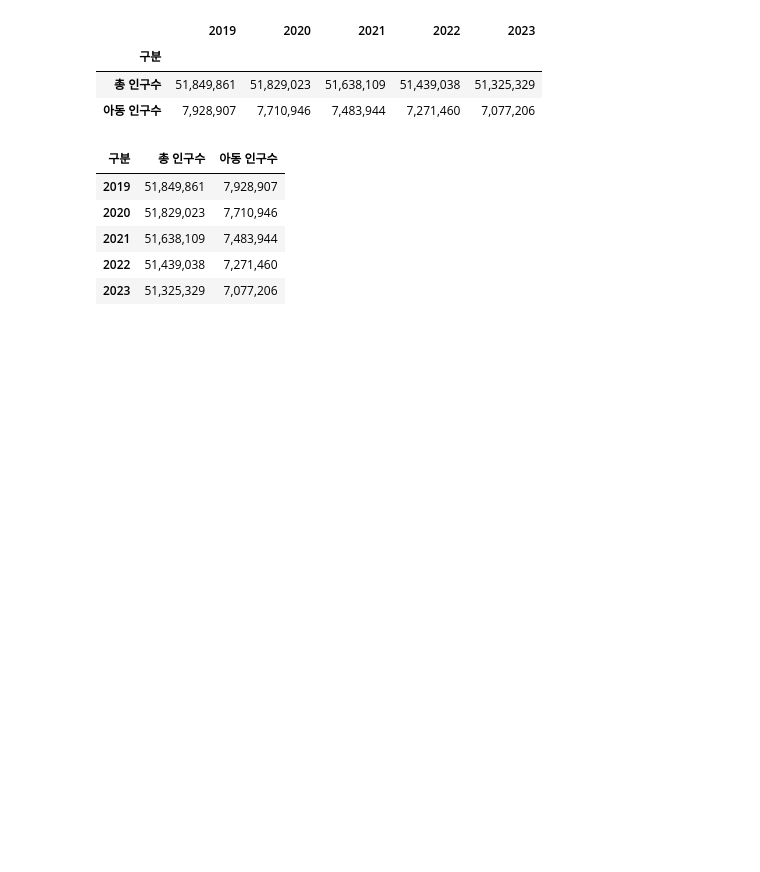
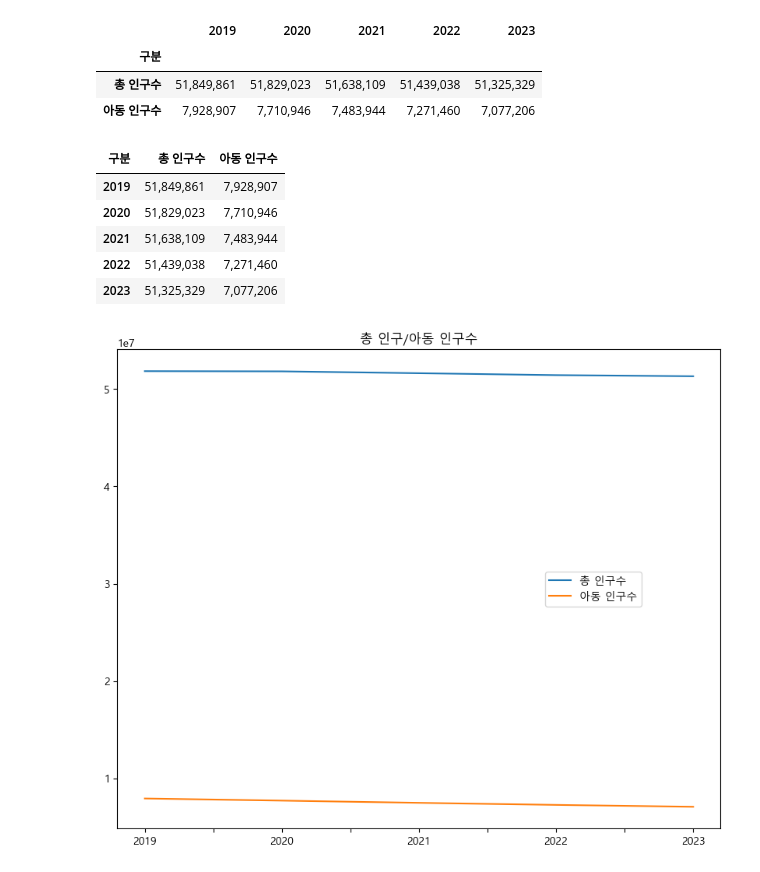
Before and after one commit to HyunsungRyu/self_study2024, a Jupyter notebook: child_population.ipynb, the cells around one changed output. Saved outputs shown, nothing was run; the diff lists cells and outputs as text; code cells hidden in the pictures; blank space fills up the shorter version.

```diff
--- a/child_population.ipynb
+++ b/child_population.ipynb
@@ -50,3 +50,23 @@ population
 | 2021 | 51,638,109 | 7,483,944 |
 | 2022 | 51,439,038 | 7,271,460 |
 | 2023 | 51,325,329 | 7,077,206 |
+# %%
+import matplotlib.pyplot as plt
+plt.rcParams["font.family"] = 'Malgun Gothic'
+plt.rcParams['axes.unicode_minus'] = False
+# %%
+if population['총\xa0인구수'].dtype != 'object':
+    population['총\xa0인구수'] = population['총\xa0인구수'].astype(str)
+
+if population['아동\xa0인구수'].dtype != 'object':
+    population['아동\xa0인구수'] = population['아동\xa0인구수'].astype(str)
+
+population['총\xa0인구수'] = population['총\xa0인구수'].str.replace(',', '').astype(float)
+population['아동\xa0인구수'] = population['아동\xa0인구수'].str.replace(',', '').astype(float)
+
+population.plot(figsize=(10, 8))
+plt.title('총 인구/아동 인구수')
+plt.legend(loc='center left', bbox_to_anchor=(0.7, 0.5))
+plt.show()
+# %% [output]
+[figure, added]
```
Also changed, not shown: parts of 10 cells of this notebook.
